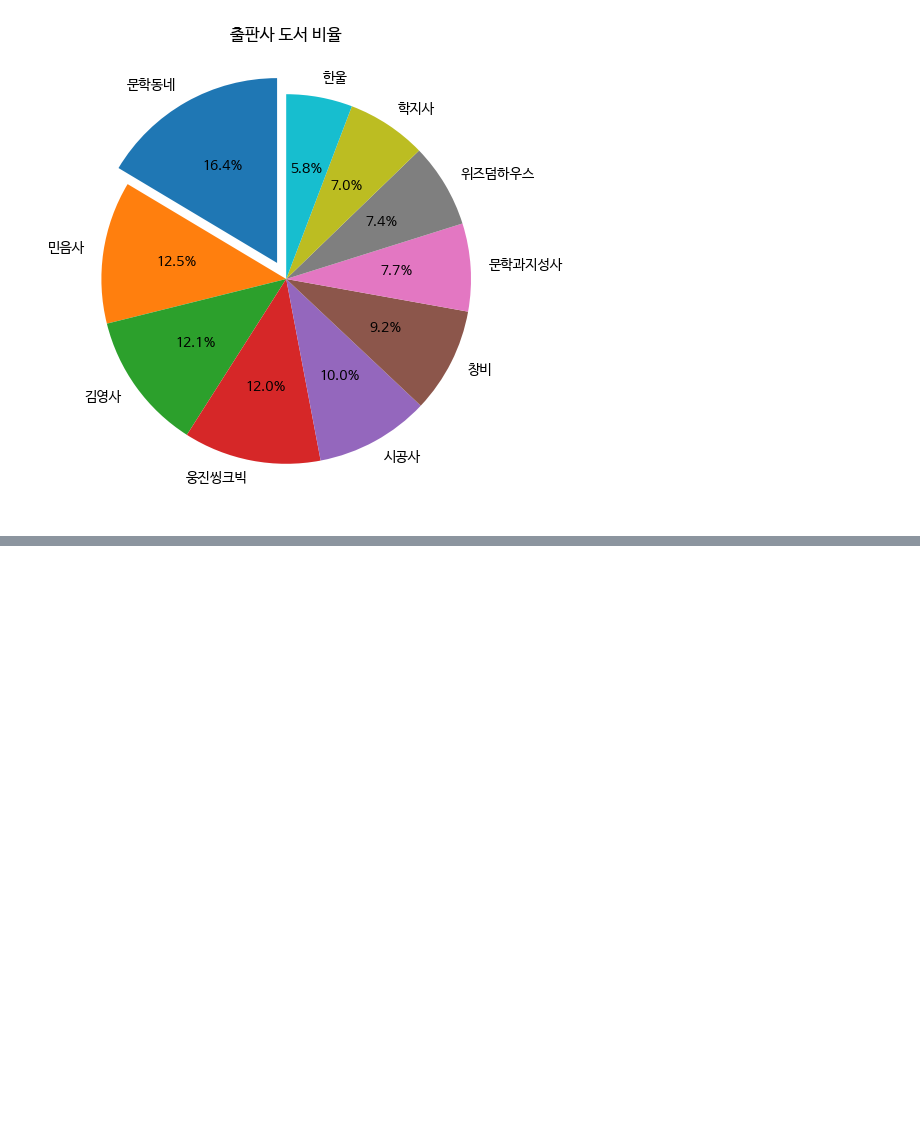
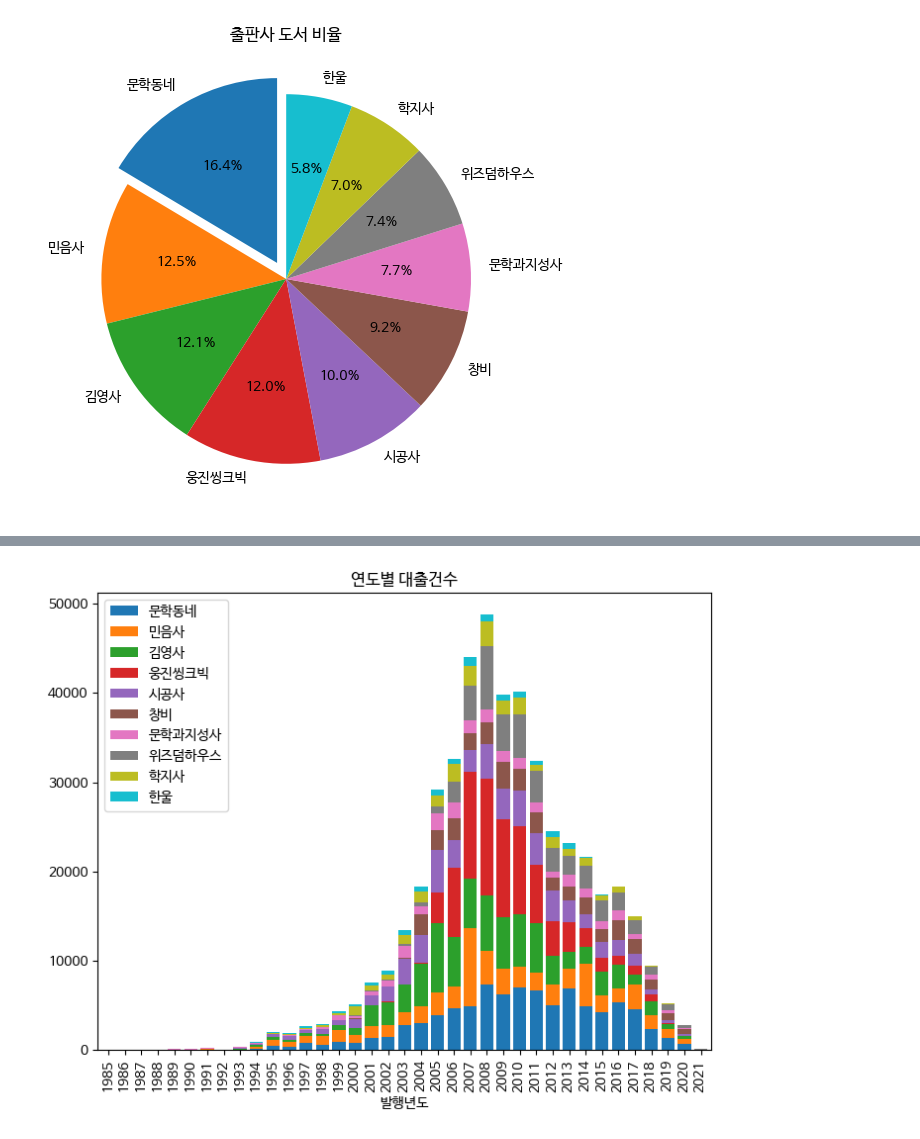
Before and after one commit to Dec32th/PythonStudying, a Jupyter notebook: DataAnalysis/PythonTest_lib_20240125.ipynb, the cells around one changed output, grey strips where cells are left out. Cells and saved outputs as stored; diff of their text form; code cells hidden in the pictures; blank space fills up the shorter version.

```diff
--- a/DataAnalysis/PythonTest_lib_20240125.ipynb
+++ b/DataAnalysis/PythonTest_lib_20240125.ipynb
@@ -239,0 +284,7 @@ fig.colorbar(sc, ax = axes[0,0])
+# %%
+fig, ax = plt.subplots(figsize = (8, 6))
+ns_book11.loc[1985:2025, top10_pubs].plot.bar(ax = ax, title = '연도별 대출건수', stacked = True, width = 0.8)
+ax.legend(loc = 'upper left')
+fig.show()
+# %% [output]
+[figure, added]
```
Also changed, not shown: parts of 4 cells of this notebook.
